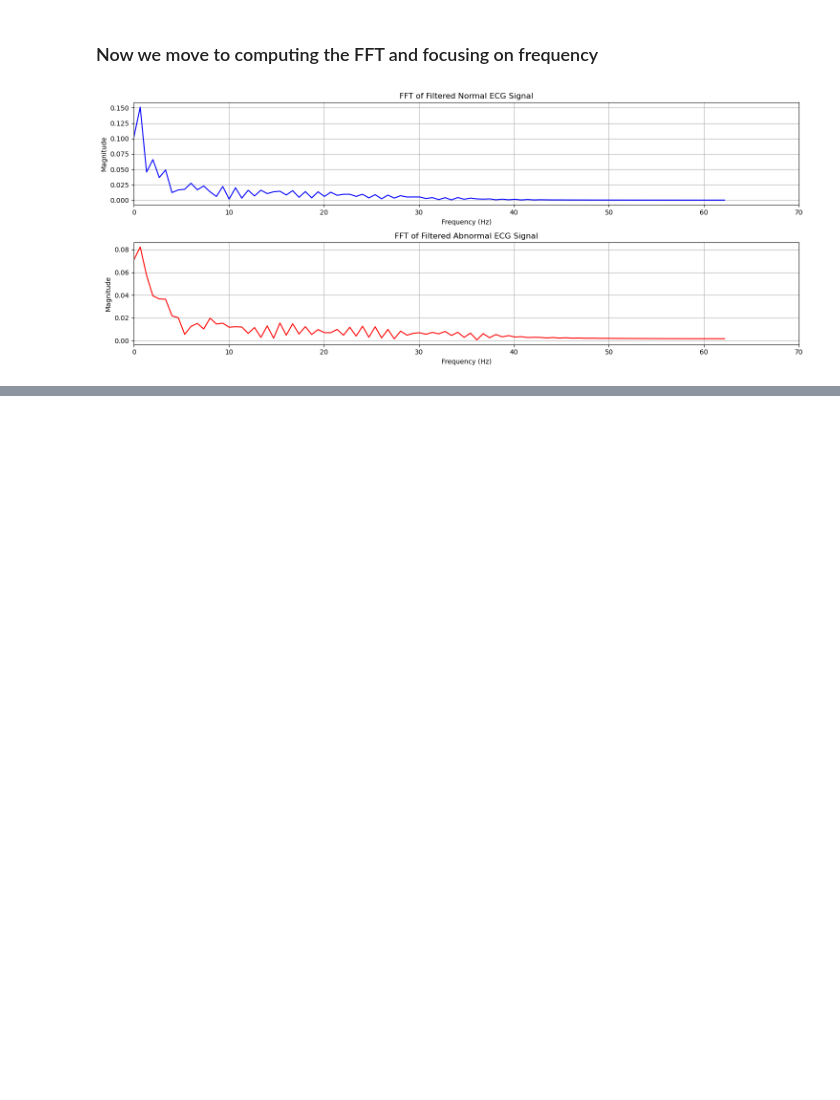
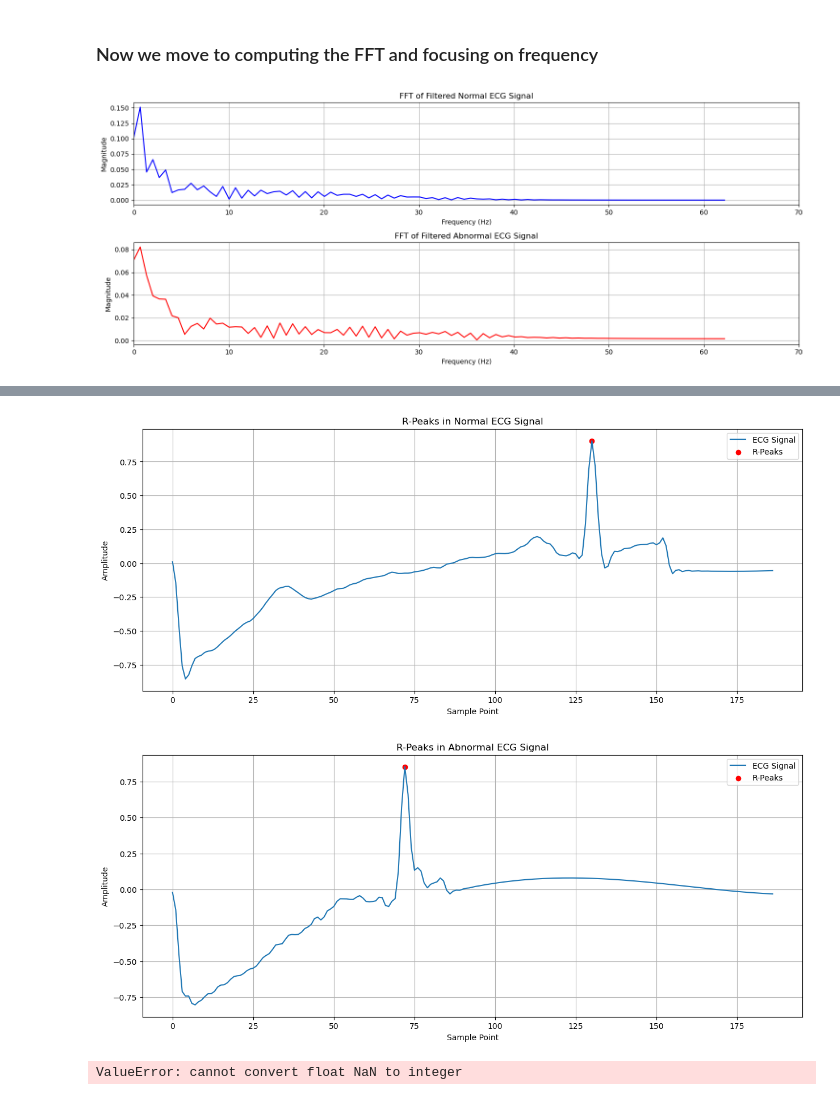
Before and after one commit to Ahmedayaz1210/Ecg-Iot-Monitoring, a Jupyter notebook: backend/notebooks/signalProcessing.ipynb, the cells around one changed output, grey strips where cells are left out. Saved outputs shown, nothing was run; the diff lists cells and outputs as text; code cells hidden in the pictures; blank space fills up the shorter version.

```diff
--- a/backend/notebooks/signalProcessing.ipynb
+++ b/backend/notebooks/signalProcessing.ipynb
@@ -198,0 +210,26 @@ plt.show()
+# %%
+def get_R_peaks(ecg_signal, sampling_rate=125, correct_artifacts=True):
+    # Find R-peaks using the nk.ecg_findpeaks function
+    r_peaks = nk.ecg_findpeaks(ecg_signal, sampling_rate=sampling_rate)
+    return r_peaks['ECG_R_Peaks']
+
+def plot_ecg_with_r_peaks(ecg_signal, r_peaks, title):
+    plt.figure(figsize=(15, 6))
+    plt.plot(ecg_signal, label='ECG Signal')
+    plt.scatter(r_peaks, ecg_signal[r_peaks], color='red', label='R-Peaks')
+    plt.title(title)
+    plt.xlabel('Sample Point')
+    plt.ylabel('Amplitude')
+    plt.legend()
+    plt.grid(True)
+    plt.show()
+
+
+normal_peaks = get_R_peaks(normal_sample, sampling_rate=125)
+abnormal_peaks = get_R_peaks(abnormal_sample, sampling_rate=125)
+
+plot_ecg_with_r_peaks(normal_sample, normal_peaks, 'R-Peaks in Normal ECG Signal')
+plot_ecg_with_r_peaks(abnormal_sample, abnormal_peaks, 'R-Peaks in Abnormal ECG Signal')
+# %% [output]
+[figure, added]
+[figure, added]
@@ -198,0 +239,25 @@ plt.show()
+# %%
+def get_QRS_PT_complex(ecg_signal, r_peaks, sampling_rate=125):
+    # Get QRS complex using nk.ecg_delineate function
+    qrs_complex = nk.ecg_delineate(ecg_signal, sampling_rate=sampling_rate, rpeaks=r_peaks)
+    return qrs_complex
+
+normal_qrs_complex = get_QRS_PT_complex(hundred_normal_samples, normal_peaks, sampling_rate=125)
+abnormal_qrs_complex = get_QRS_PT_complex(hundred_abnormal_samples, abnormal_peaks, sampling_rate=125)
+
+def plot_qrs_complex(ecg_signal, qrs_complex, title):
+    plt.figure(figsize=(15, 6))
+    plt.plot(ecg_signal, label='ECG Signal')
+    plt.scatter(qrs_complex['ECG_R_Peaks'], ecg_signal[qrs_complex['ECG_R_Peaks']], color='red', label='R-Peaks')
+    plt.scatter(qrs_complex['ECG_Q_Peaks'], ecg_signal[qrs_complex['ECG_Q_Peaks']], color='blue', label='Q-Peaks')
+    plt.scatter(qrs_complex['ECG_S_Peaks'], ecg_signal[qrs_complex['ECG_S_Peaks']], color='green', label='S-Peaks')
+    plt.title(title)
+    plt.xlabel('Sample Point')
+    plt.ylabel('Amplitude')
+    plt.legend()
+    plt.grid(True)
+    plt.show()
+plot_qrs_complex(hundred_normal_samples, normal_qrs_complex, 'QRS Complex in Normal ECG Signal')
+plot_qrs_complex(hundred_abnormal_samples, abnormal_qrs_complex, 'QRS Complex in Abnormal ECG Signal')
+# %% [output]
+ValueError: cannot convert float NaN to integer
```
Also changed, not shown: parts of 5 cells of this notebook.
